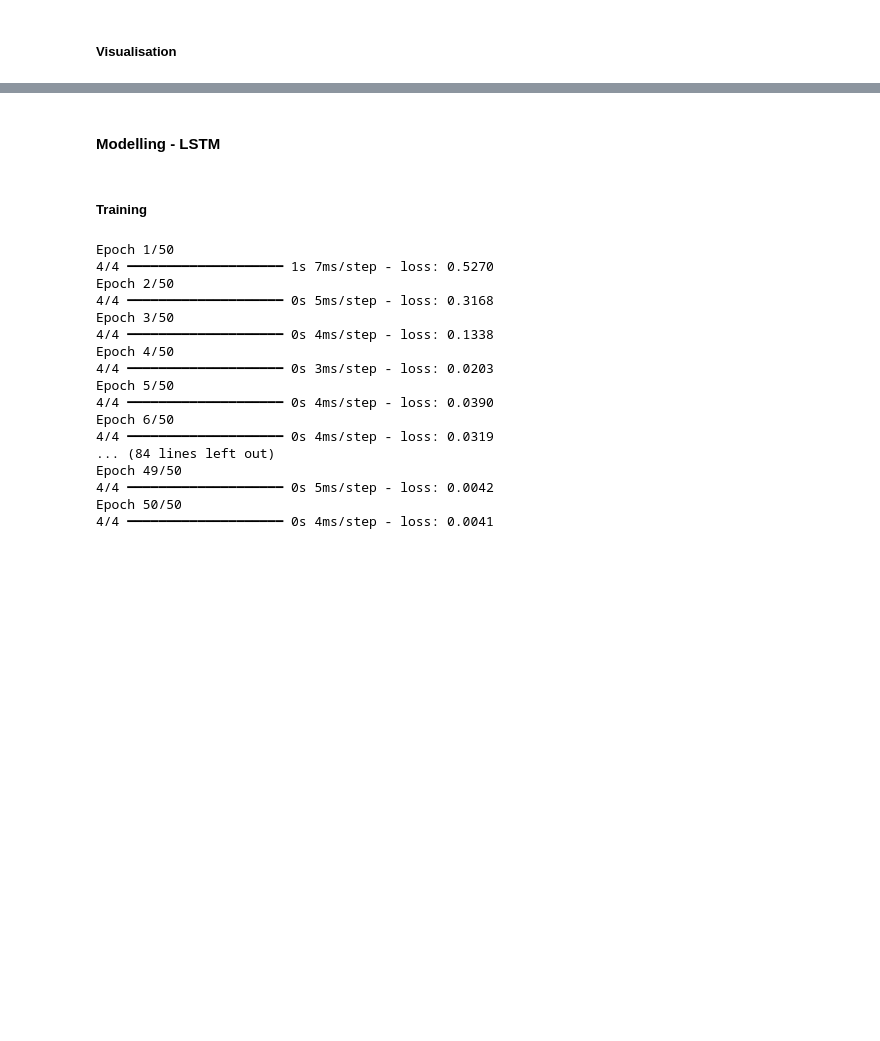
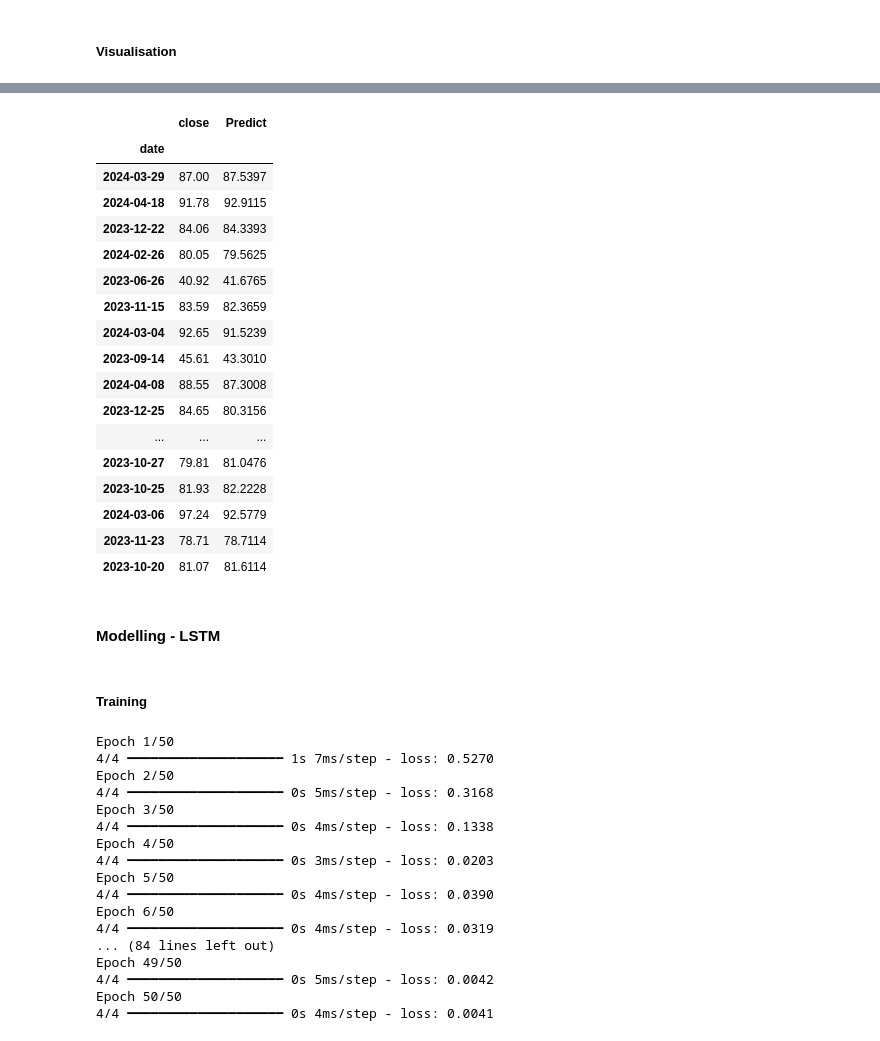
Before and after one commit to klein-wang/TechNow, a Jupyter notebook: trading/astock_extract.ipynb, the cells around one changed output, grey strips where cells are left out. Cells and saved outputs as stored; diff of their text form; code cells hidden in the pictures; blank space fills up the shorter version.

```diff
--- a/trading/astock_extract.ipynb
+++ b/trading/astock_extract.ipynb
@@ -149,3 +242,24 @@ stock_data
+# %%
+y_test
+# %% [output]
+|  | close | Predict |
+| date |  |  |
+| 2024-03-29 | 87.00 | 87.5397 |
+| 2024-04-18 | 91.78 | 92.9115 |
+| 2023-12-22 | 84.06 | 84.3393 |
+| 2024-02-26 | 80.05 | 79.5625 |
+| 2023-06-26 | 40.92 | 41.6765 |
+| 2023-11-15 | 83.59 | 82.3659 |
+| 2024-03-04 | 92.65 | 91.5239 |
+| 2023-09-14 | 45.61 | 43.3010 |
+| 2024-04-08 | 88.55 | 87.3008 |
+| 2023-12-25 | 84.65 | 80.3156 |
+| ... | ... | ... |
+| 2023-10-27 | 79.81 | 81.0476 |
+| 2023-10-25 | 81.93 | 82.2228 |
+| 2024-03-06 | 97.24 | 92.5779 |
+| 2023-11-23 | 78.71 | 78.7114 |
+| 2023-10-20 | 81.07 | 81.6114 |
 # %% [markdown]
 #### Modelling - LSTM
 # %%
```
Also changed, not shown: parts of 12 cells of this notebook.
